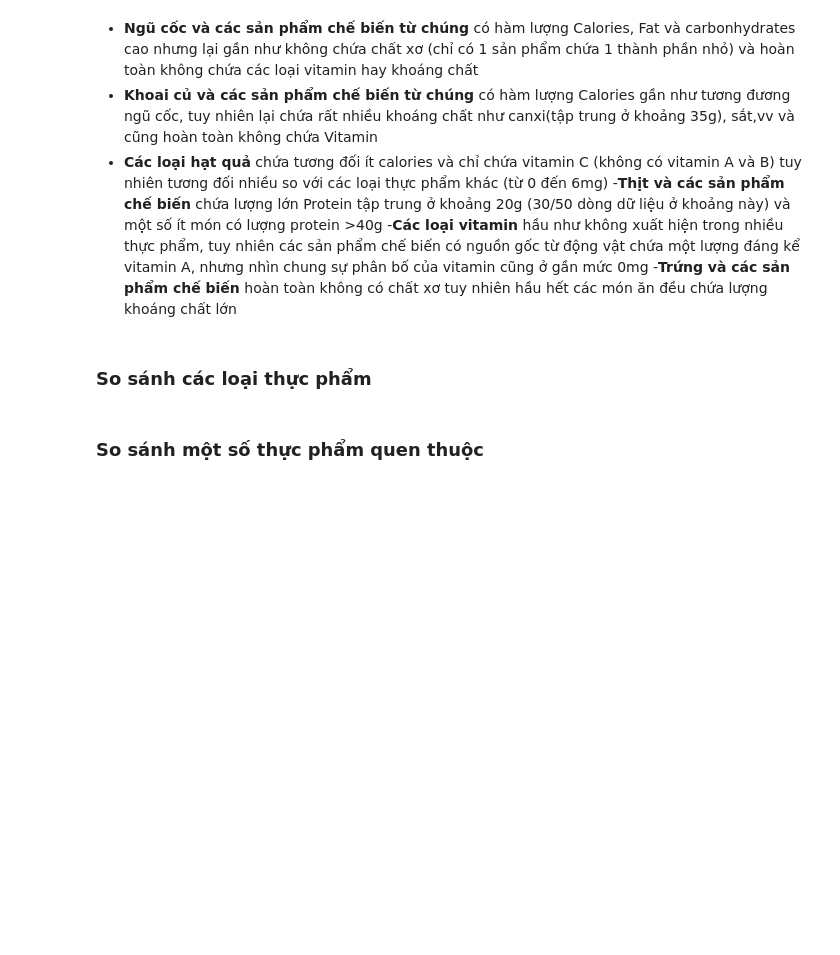
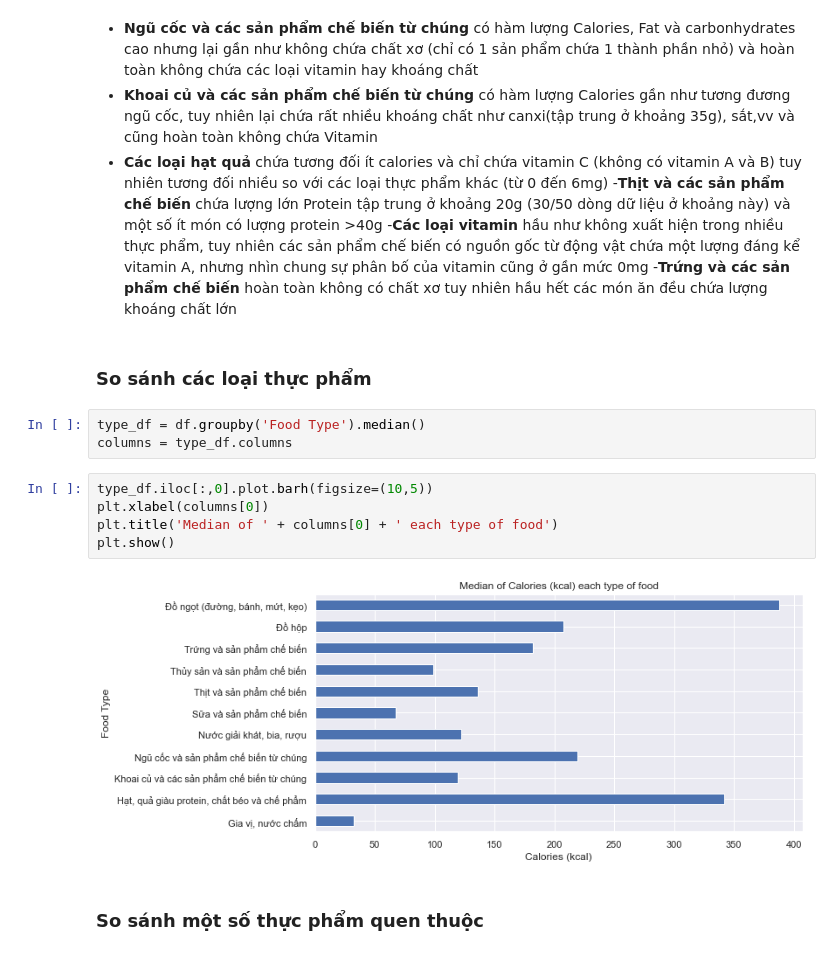
Before and after one commit to Al3927/Vietnamese-Food-Nutrition-Analysis, a Jupyter notebook: Analysis.ipynb, the cells around one changed output. Cells and saved outputs as stored; diff of their text form; blank space fills up the shorter version.

```diff
--- a/Analysis.ipynb
+++ b/Analysis.ipynb
@@ -291,6 +294,16 @@ for i in food_type:
 -**Trứng và các sản phẩm chế biến** hoàn toàn không có chất xơ tuy nhiên hầu hết các món ăn đều chứa lượng khoáng chất lớn
 # %% [markdown]
 ### So sánh các loại thực phẩm
+# %%
+type_df = df.groupby('Food Type').median()
+columns = type_df.columns
+# %%
+type_df.iloc[:,0].plot.barh(figsize=(10,5))
+plt.xlabel(columns[0])
+plt.title('Median of ' + columns[0] + ' each type of food')
+plt.show()
+# %% [output]
+[figure, added]
 # %% [markdown]
 ### So sánh một số thực phẩm quen thuộc
 # %% [markdown]
```
Also changed, not shown: parts of 6 cells of this notebook, 1 other file.
